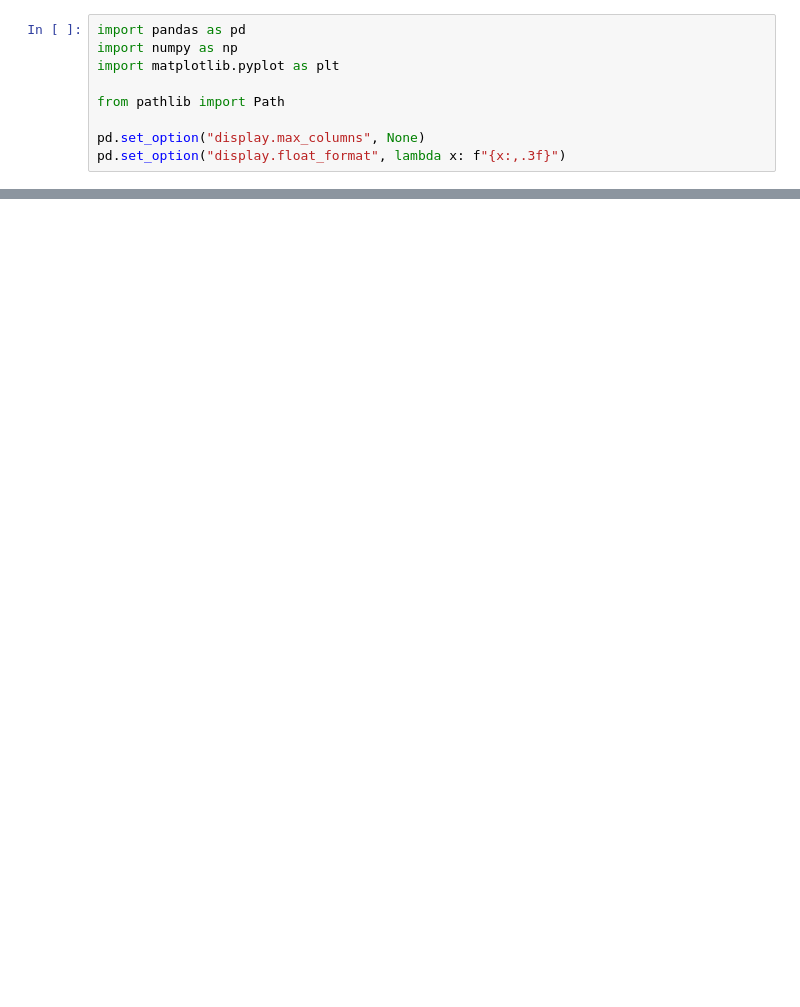
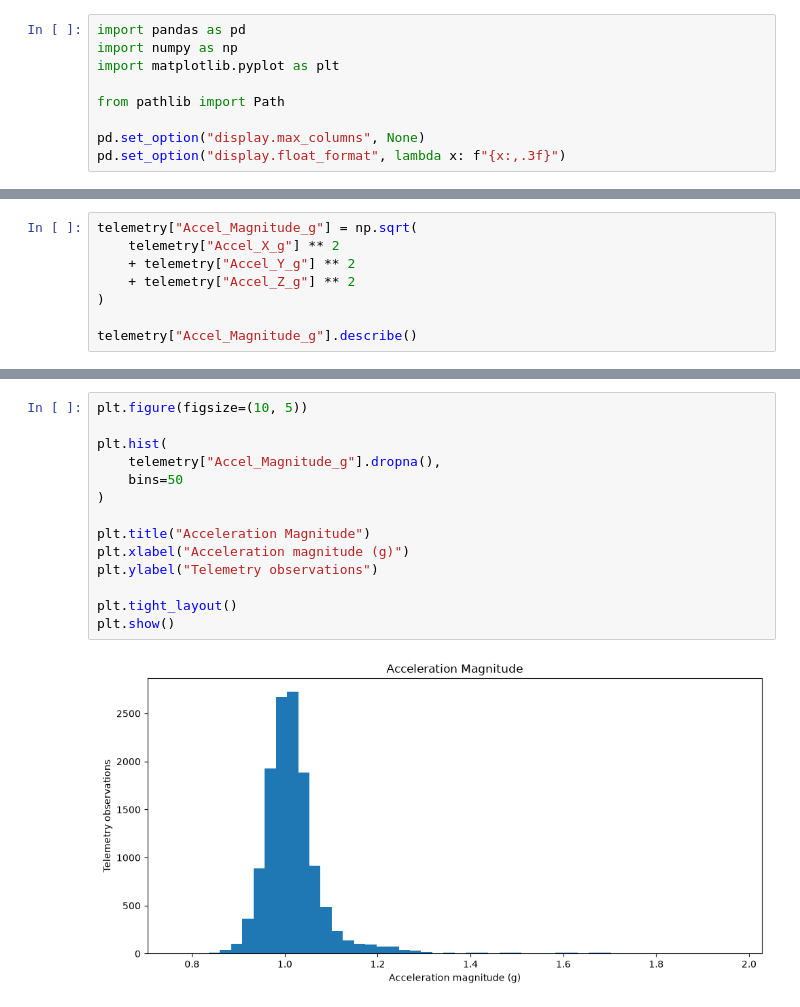
Before and after one commit to souro26/vexardrive-analysis, a Jupyter notebook: notebooks/02_driver_behavior.ipynb, the cells around one changed output, grey strips where cells are left out. Saved outputs shown, nothing was run; the diff lists cells and outputs as text; blank space fills up the shorter version.

```diff
--- a/notebooks/02_driver_behavior.ipynb
+++ b/notebooks/02_driver_behavior.ipynb
@@ -62,0 +347,8 @@ telemetry["Timestamp"] = pd.to_datetime(
+# %%
+telemetry["Accel_Magnitude_g"] = np.sqrt(
+    telemetry["Accel_X_g"] ** 2
+    + telemetry["Accel_Y_g"] ** 2
+    + telemetry["Accel_Z_g"] ** 2
+)
+
+telemetry["Accel_Magnitude_g"].describe()
@@ -62,0 +365,16 @@ telemetry["Timestamp"] = pd.to_datetime(
+# %%
+plt.figure(figsize=(10, 5))
+
+plt.hist(
+    telemetry["Accel_Magnitude_g"].dropna(),
+    bins=50
+)
+
+plt.title("Acceleration Magnitude")
+plt.xlabel("Acceleration magnitude (g)")
+plt.ylabel("Telemetry observations")
+
+plt.tight_layout()
+plt.show()
+# %% [output]
+[figure, added]
```
Also changed, not shown: parts of 97 cells of this notebook.
